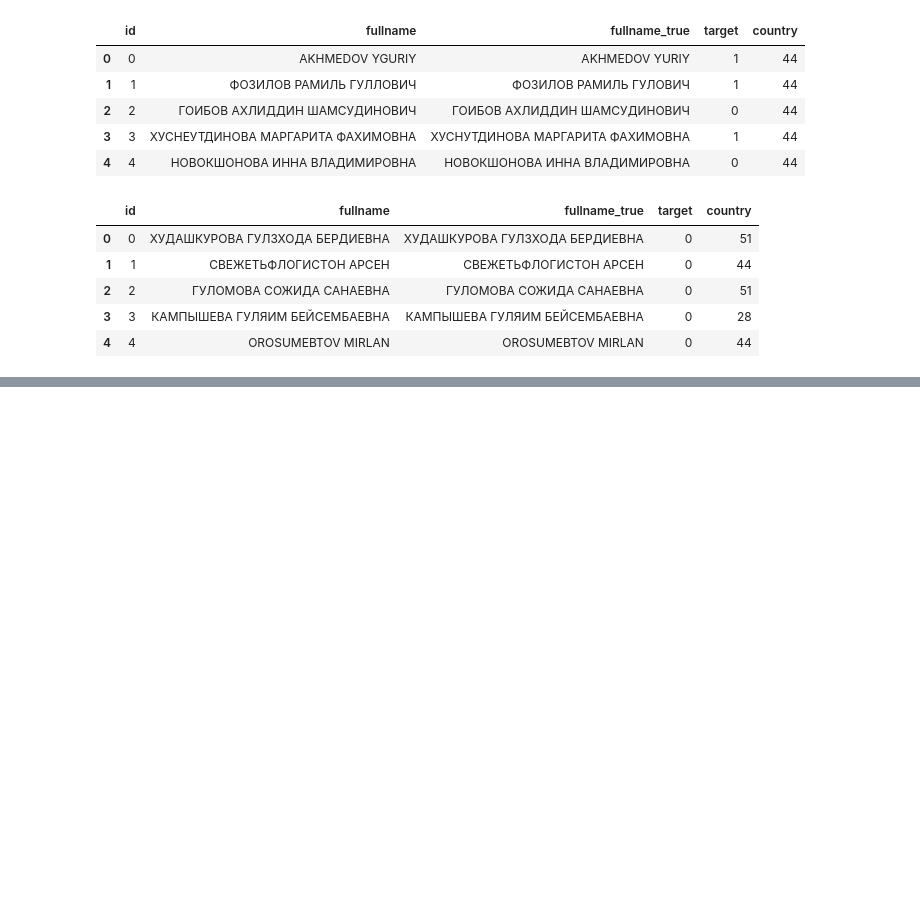
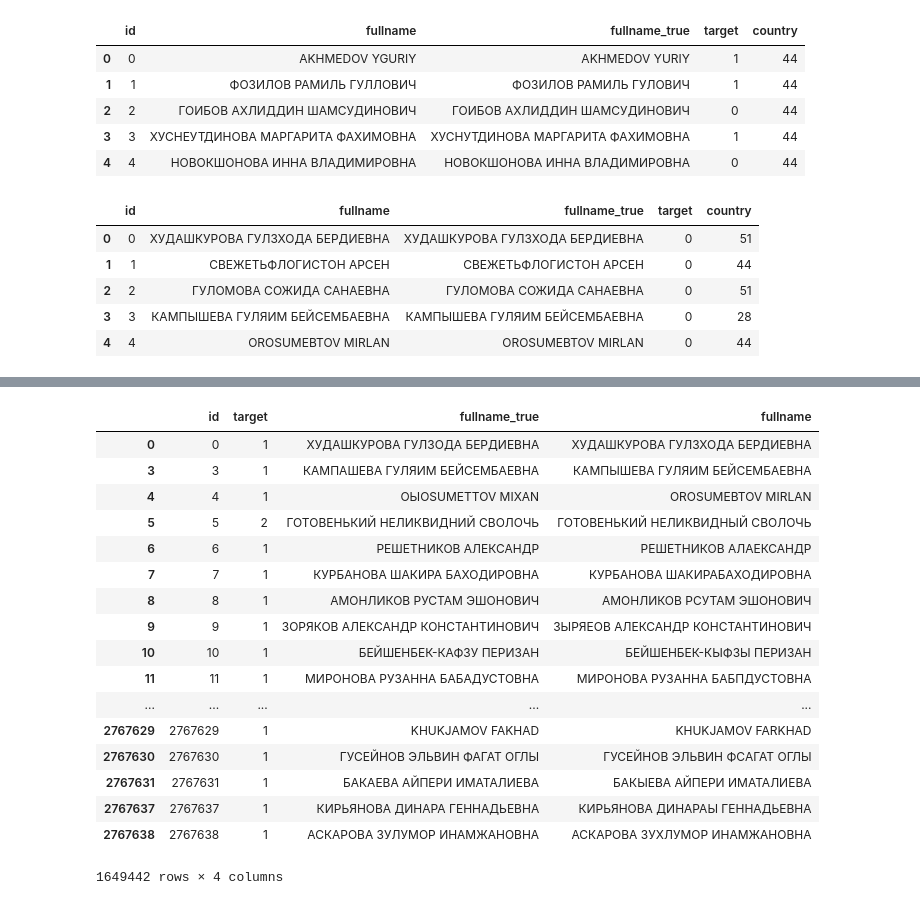
Before and after one commit to snakers4/cft-contest-2018, a Jupyter notebook: src/encoder_decoder.ipynb, the cells around one changed output, grey strips where cells are left out. Cells and saved outputs as stored; diff of their text form; code cells hidden in the pictures; blank space fills up the shorter version.

```diff
--- a/src/encoder_decoder.ipynb
+++ b/src/encoder_decoder.ipynb
@@ -1429,0 +1432,21 @@ test_df.head()
+# %%
+import pandas as pd
+import numpy as np
+
+def argmax(string):
+    arr = np.asarray(string.replace('[','')
+                     .replace(']','')
+                     .strip()
+                     .replace('  ',' ').replace('  ',' ').replace('  ',' ').split())
+    return np.argmax(arr)
+# %%
+test_df = pd.read_csv('../data/test.csv')
+predict_df = pd.read_csv('predictions/prediction_encdec_l2_h512e512.csv')
+predict_df = predict_df.sort_values(by='id',ascending=True).reset_index(drop=True)
+test_df = test_df.sort_values(by='id',ascending=True).reset_index(drop=True)
+assert list(predict_df.id.values) == list(test_df.id.values)
+predict_df['target'] = predict_df['target'].apply(lambda x: argmax(x))
+predict_df['fullname'] = test_df['fullname']
+# %%
+del predict_df['fullname']
+predict_df = predict_df.set_index('id')
@@ -1429,0 +1464,21 @@ test_df.head()
+# %%
+predict_df[predict_df.fullname_true!=predict_df.fullname]
+# %% [output]
+|  | id | target | fullname_true | fullname |
+| 0 | 0 | 1 | ХУДАШКУРОВА ГУЛЗОДА БЕРДИЕВНА | ХУДАШКУРОВА ГУЛЗХОДА БЕРДИЕВНА |
+| 3 | 3 | 1 | КАМПАШЕВА ГУЛЯИМ БЕЙСЕМБАЕВНА | КАМПЫШЕВА ГУЛЯИМ БЕЙСЕМБАЕВНА |
+| 4 | 4 | 1 | OЫOSUMETTOV MIXAN | OROSUMEBTOV MIRLAN |
+| 5 | 5 | 2 | ГОТОВЕНЬКИЙ НЕЛИКВИДНИЙ СВОЛОЧЬ | ГОТОВЕНЬКИЙ НЕЛИКВИДНЫЙ СВОЛОЧЬ |
+| 6 | 6 | 1 | РЕШЕТНИКОВ АЛЕКСАНДР | РЕШЕТНИКОВ АЛАЕКСАНДР |
+| 7 | 7 | 1 | КУРБАНОВА ШАКИРА БАХОДИРОВНА | КУРБАНОВА ШАКИРАБАХОДИРОВНА |
+| 8 | 8 | 1 | АМОНЛИКОВ РУСТАМ ЭШОНОВИЧ | АМОНЛИКОВ РСУТАМ ЭШОНОВИЧ |
+| 9 | 9 | 1 | ЗОРЯКОВ АЛЕКСАНДР КОНСТАНТИНОВИЧ | ЗЫРЯЕОВ АЛЕКСАНДР КОНСТАНТИНОВИЧ |
+| 10 | 10 | 1 | БЕЙШЕНБЕК-КАФЗУ ПЕРИЗАН | БЕЙШЕНБЕК-КЫФЗЫ ПЕРИЗАН |
+| 11 | 11 | 1 | МИРОНОВА РУЗАННА БАБАДУСТОВНА | МИРОНОВА РУЗАННА БАБПДУСТОВНА |
+| ... | ... | ... | ... | ... |
+| 2767629 | 2767629 | 1 | KHUKJAMOV FAKHAD | KHUKJAMOV FARKHAD |
+| 2767630 | 2767630 | 1 | ГУСЕЙНОВ ЭЛЬВИН ФАГАТ ОГЛЫ | ГУСЕЙНОВ ЭЛЬВИН ФСАГАТ ОГЛЫ |
+| 2767631 | 2767631 | 1 | БАКАЕВА АЙПЕРИ ИМАТАЛИЕВА | БАКЫЕВА АЙПЕРИ ИМАТАЛИЕВА |
+| 2767637 | 2767637 | 1 | КИРЬЯНОВА ДИНАРА ГЕННАДЬЕВНА | КИРЬЯНОВА ДИНАРАЫ ГЕННАДЬЕВНА |
+| 2767638 | 2767638 | 1 | АСКАРОВА ЗУЛУМОР ИНАМЖАНОВНА | АСКАРОВА ЗУХЛУМОР ИНАМЖАНОВНА |
+1649442 rows × 4 columns
```
Also changed, not shown: parts of 5 cells of this notebook, 2 other files.
